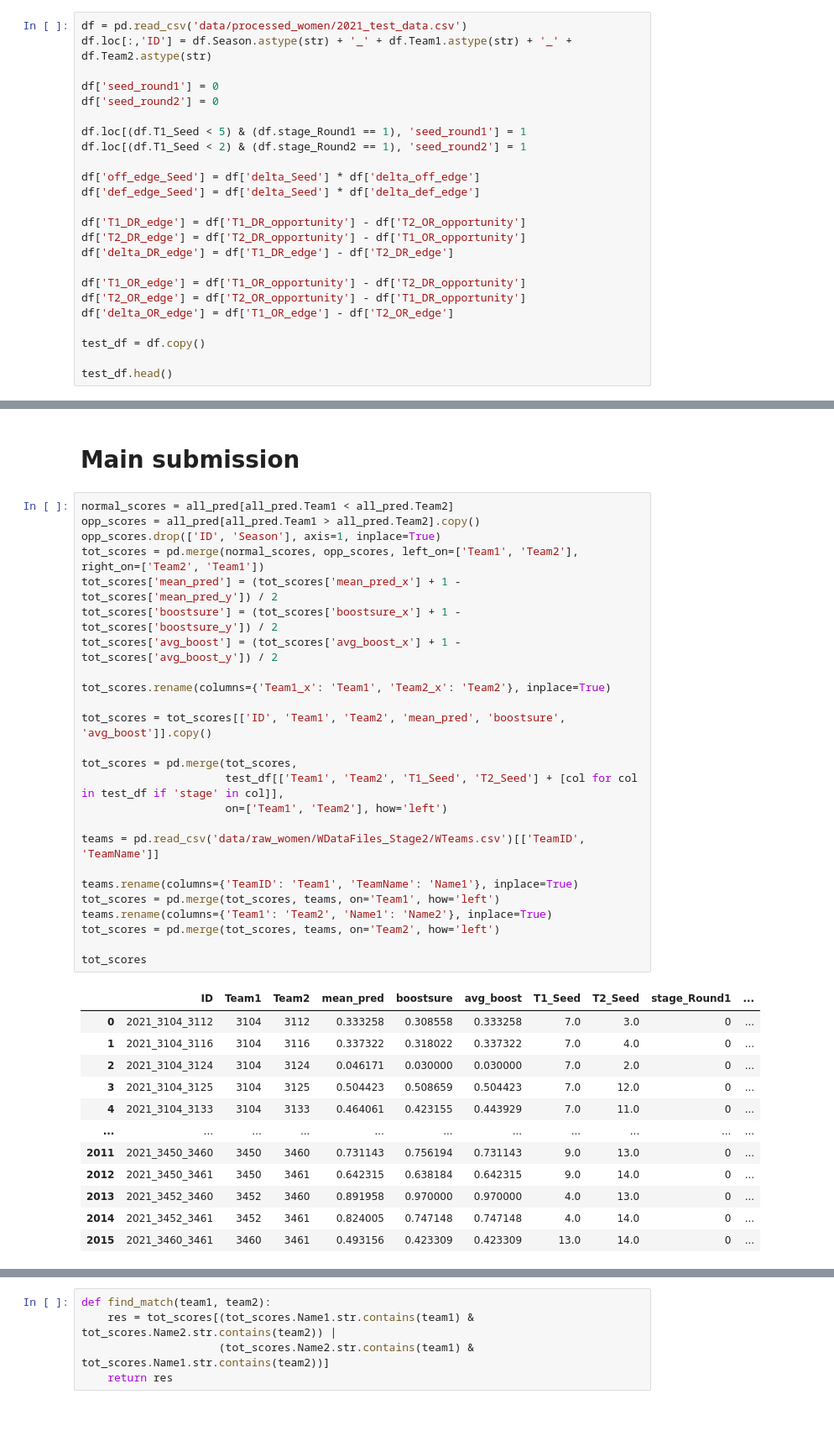
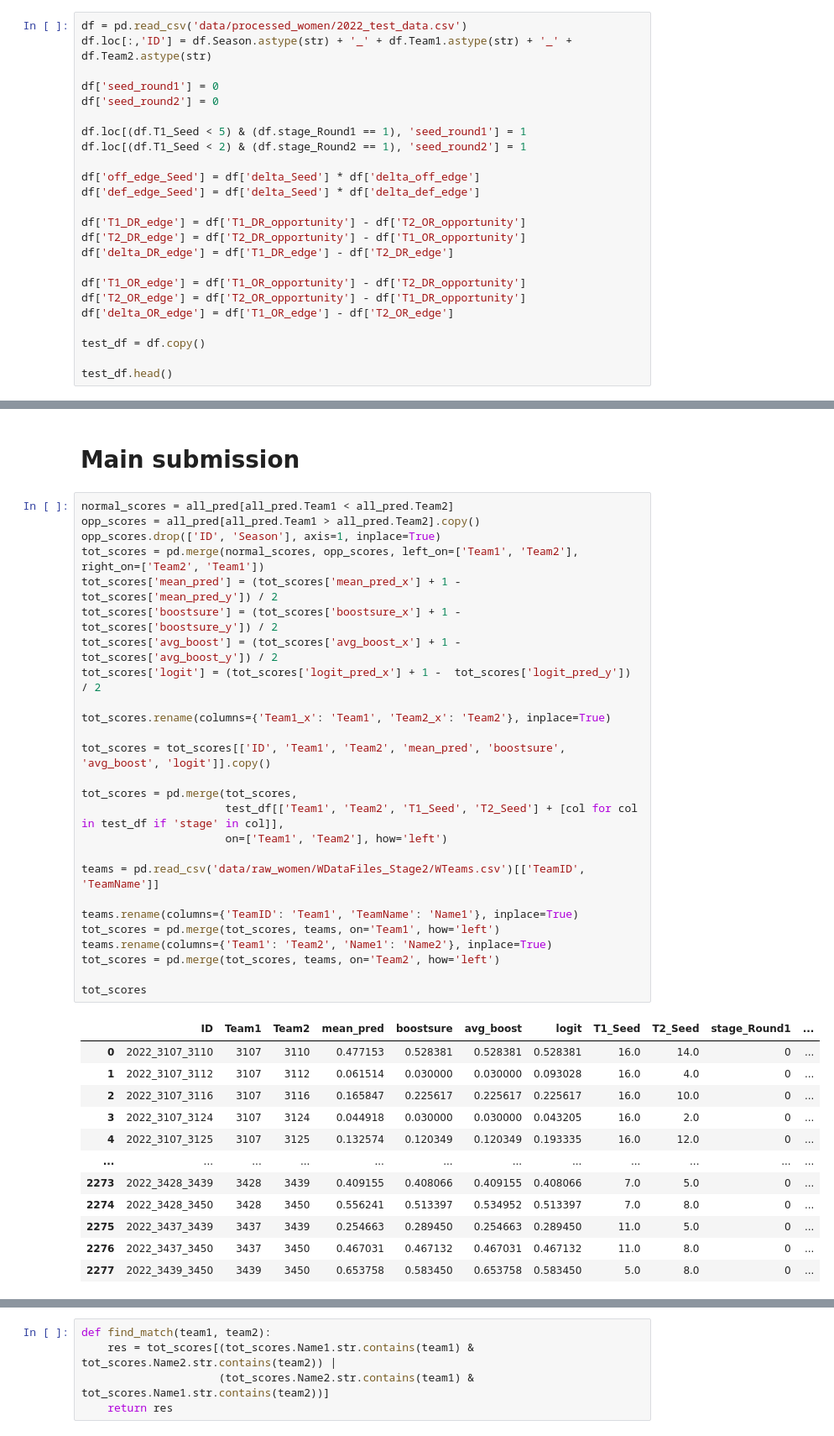
Before and after one commit to lucabasa/kaggle_competitions, a Jupyter notebook: march_madness/2021_women_submission.ipynb, the cells around one changed output, grey strips where cells are left out. Shown at 84% size. Cells and saved outputs as stored; diff of their text form.

```diff
--- a/march_madness/2021_women_submission.ipynb
+++ b/march_madness/2021_women_submission.ipynb
@@ -51,7 +51,7 @@ train_df.head()
 | 4 | 2010 | 138 | 3207 | 3265 | 1 | 20 | 0 | 0 | 2010_3207_3265 | 15.866667 | ... |
 5 rows × 453 columns
 # %%
-df = pd.read_csv('data/processed_women/2021_test_data.csv')
+df = pd.read_csv('data/processed_women/2022_test_data.csv')
 df.loc[:,'ID'] = df.Season.astype(str) + '_' + df.Team1.astype(str) + '_' + df.Team2.astype(str)
 
 df['seed_round1'] = 0
@@ -548,38 +548,39 @@ tot_scores.head()
 # %%
 normal_scores = all_pred[all_pred.Team1 < all_pred.Team2]
 opp_scores = all_pred[all_pred.Team1 > all_pred.Team2].copy()
 opp_scores.drop(['ID', 'Season'], axis=1, inplace=True)
 tot_scores = pd.merge(normal_scores, opp_scores, left_on=['Team1', 'Team2'], right_on=['Team2', 'Team1'])
 tot_scores['mean_pred'] = (tot_scores['mean_pred_x'] + 1 -  tot_scores['mean_pred_y']) / 2
 tot_scores['boostsure'] = (tot_scores['boostsure_x'] + 1 -  tot_scores['boostsure_y']) / 2
 tot_scores['avg_boost'] = (tot_scores['avg_boost_x'] + 1 -  tot_scores['avg_boost_y']) / 2
+tot_scores['logit'] = (tot_scores['logit_pred_x'] + 1 -  tot_scores['logit_pred_y']) / 2
 
 tot_scores.rename(columns={'Team1_x': 'Team1', 'Team2_x': 'Team2'}, inplace=True)
 
-tot_scores = tot_scores[['ID', 'Team1', 'Team2', 'mean_pred', 'boostsure', 'avg_boost']].copy()
+tot_scores = tot_scores[['ID', 'Team1', 'Team2', 'mean_pred', 'boostsure', 'avg_boost', 'logit']].copy()
 
 tot_scores = pd.merge(tot_scores,
                       test_df[['Team1', 'Team2', 'T1_Seed', 'T2_Seed'] + [col for col in test_df if 'stage' in col]],
                       on=['Team1', 'Team2'], how='left')
 
 teams = pd.read_csv('data/raw_women/WDataFiles_Stage2/WTeams.csv')[['TeamID', 'TeamName']]
 
 teams.rename(columns={'TeamID': 'Team1', 'TeamName': 'Name1'}, inplace=True)
 tot_scores = pd.merge(tot_scores, teams, on='Team1', how='left')
 teams.rename(columns={'Team1': 'Team2', 'Name1': 'Name2'}, inplace=True)
 tot_scores = pd.merge(tot_scores, teams, on='Team2', how='left')
 
 tot_scores
 # %% [output]
-|  | ID | Team1 | Team2 | mean_pred | boostsure | avg_boost | T1_Seed | T2_Seed | stage_Round1 | ... |
-| 0 | 2021_3104_3112 | 3104 | 3112 | 0.333258 | 0.308558 | 0.333258 | 7.0 | 3.0 | 0 | ... |
-| 1 | 2021_3104_3116 | 3104 | 3116 | 0.337322 | 0.318022 | 0.337322 | 7.0 | 4.0 | 0 | ... |
-| 2 | 2021_3104_3124 | 3104 | 3124 | 0.046171 | 0.030000 | 0.030000 | 7.0 | 2.0 | 0 | ... |
-| 3 | 2021_3104_3125 | 3104 | 3125 | 0.504423 | 0.508659 | 0.504423 | 7.0 | 12.0 | 0 | ... |
-| 4 | 2021_3104_3133 | 3104 | 3133 | 0.464061 | 0.423155 | 0.443929 | 7.0 | 11.0 | 0 | ... |
-| ... | ... | ... | ... | ... | ... | ... | ... | ... | ... | ... |
-| 2011 | 2021_3450_3460 | 3450 | 3460 | 0.731143 | 0.756194 | 0.731143 | 9.0 | 13.0 | 0 | ... |
-| 2012 | 2021_3450_3461 | 3450 | 3461 | 0.642315 | 0.638184 | 0.642315 | 9.0 | 14.0 | 0 | ... |
-| 2013 | 2021_3452_3460 | 3452 | 3460 | 0.891958 | 0.970000 | 0.970000 | 4.0 | 13.0 | 0 | ... |
-| 2014 | 2021_3452_3461 | 3452 | 3461 | 0.824005 | 0.747148 | 0.747148 | 4.0 | 14.0 | 0 | ... |
-| 2015 | 2021_3460_3461 | 3460 | 3461 | 0.493156 | 0.423309 | 0.423309 | 13.0 | 14.0 | 0 | ... |
+|  | ID | Team1 | Team2 | mean_pred | boostsure | avg_boost | logit | T1_Seed | T2_Seed | stage_Round1 | ... |
+| 0 | 2022_3107_3110 | 3107 | 3110 | 0.477153 | 0.528381 | 0.528381 | 0.528381 | 16.0 | 14.0 | 0 | ... |
+| 1 | 2022_3107_3112 | 3107 | 3112 | 0.061514 | 0.030000 | 0.030000 | 0.093028 | 16.0 | 4.0 | 0 | ... |
+| 2 | 2022_3107_3116 | 3107 | 3116 | 0.165847 | 0.225617 | 0.225617 | 0.225617 | 16.0 | 10.0 | 0 | ... |
+| 3 | 2022_3107_3124 | 3107 | 3124 | 0.044918 | 0.030000 | 0.030000 | 0.043205 | 16.0 | 2.0 | 0 | ... |
+| 4 | 2022_3107_3125 | 3107 | 3125 | 0.132574 | 0.120349 | 0.120349 | 0.193335 | 16.0 | 12.0 | 0 | ... |
+| ... | ... | ... | ... | ... | ... | ... | ... | ... | ... | ... | ... |
+| 2273 | 2022_3428_3439 | 3428 | 3439 | 0.409155 | 0.408066 | 0.409155 | 0.408066 | 7.0 | 5.0 | 0 | ... |
+| 2274 | 2022_3428_3450 | 3428 | 3450 | 0.556241 | 0.513397 | 0.534952 | 0.513397 | 7.0 | 8.0 | 0 | ... |
+| 2275 | 2022_3437_3439 | 3437 | 3439 | 0.254663 | 0.289450 | 0.254663 | 0.289450 | 11.0 | 5.0 | 0 | ... |
+| 2276 | 2022_3437_3450 | 3437 | 3450 | 0.467031 | 0.467132 | 0.467031 | 0.467132 | 11.0 | 8.0 | 0 | ... |
+| 2277 | 2022_3439_3450 | 3439 | 3450 | 0.653758 | 0.583450 | 0.653758 | 0.583450 | 5.0 | 8.0 | 0 | ... |
```
Also changed, not shown: parts of 22 cells of this notebook, 4 other files.
